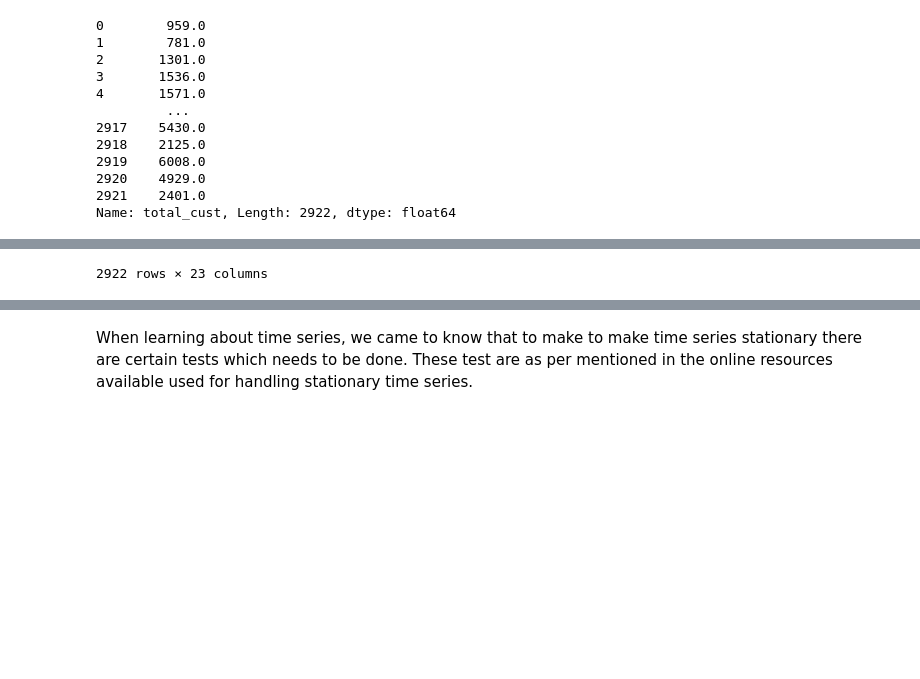
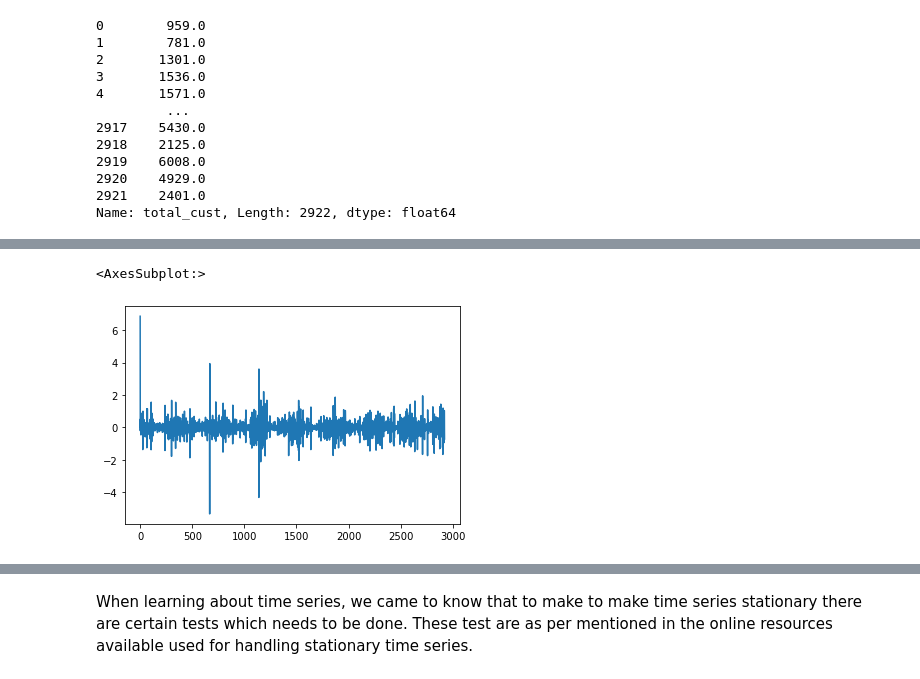
Before and after one commit to sujanchikkela/CMPE255_Project, a Jupyter notebook: code/Time_series_test.ipynb, the cells around one changed output, grey strips where cells are left out. Drawn from its saved outputs; the diff is of its cells as text; code cells hidden in the pictures; blank space fills up the shorter version.

```diff
--- a/code/Time_series_test.ipynb
+++ b/code/Time_series_test.ipynb
@@ -86,6 +86,10 @@ df_v2['total_cust']
 2921    2401.0
 Name: total_cust, Length: 2922, dtype: float64
 # %%
-df_v2['total_cust_total-2'] = df_v2['total_cust'].shift(periods=2, freq=None, axis=0, fill_value=0)
-df_v2
+#In this step, we compute the difference of consecutive terms in the series.
+#Differencing is typically performed to get rid of the varying mean.
+#We will also perform log transform
+df_v2['total_cust_log'] = np.log(df_v2['total_cust'])
+df_v2['total_cust_diff'] = df_v2['total_cust_log']-df_v2['total_cust_log'].shift(periods=1, freq=None, axis=0, fill_value=0)
+df_v2['total_cust_diff'].dropna().plot()
 # %% [output]
@@ -104 +96,2 @@ df_v2
-2922 rows × 23 columns
+<AxesSubplot:>
+[figure, added]
```
Also changed, not shown: parts of 4 cells of this notebook.
